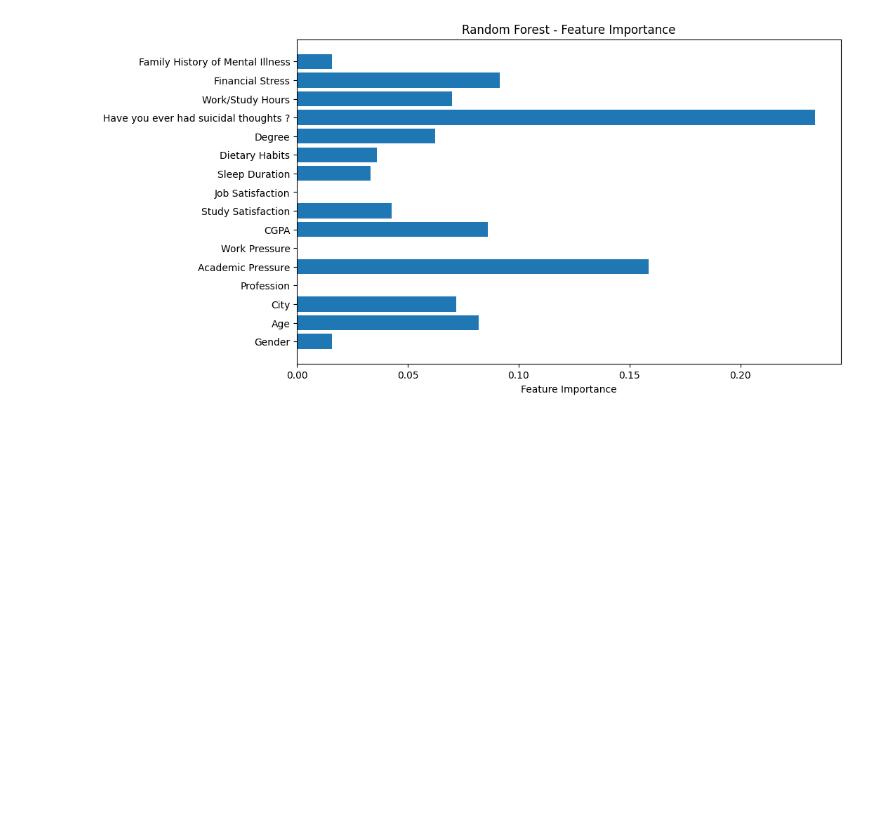
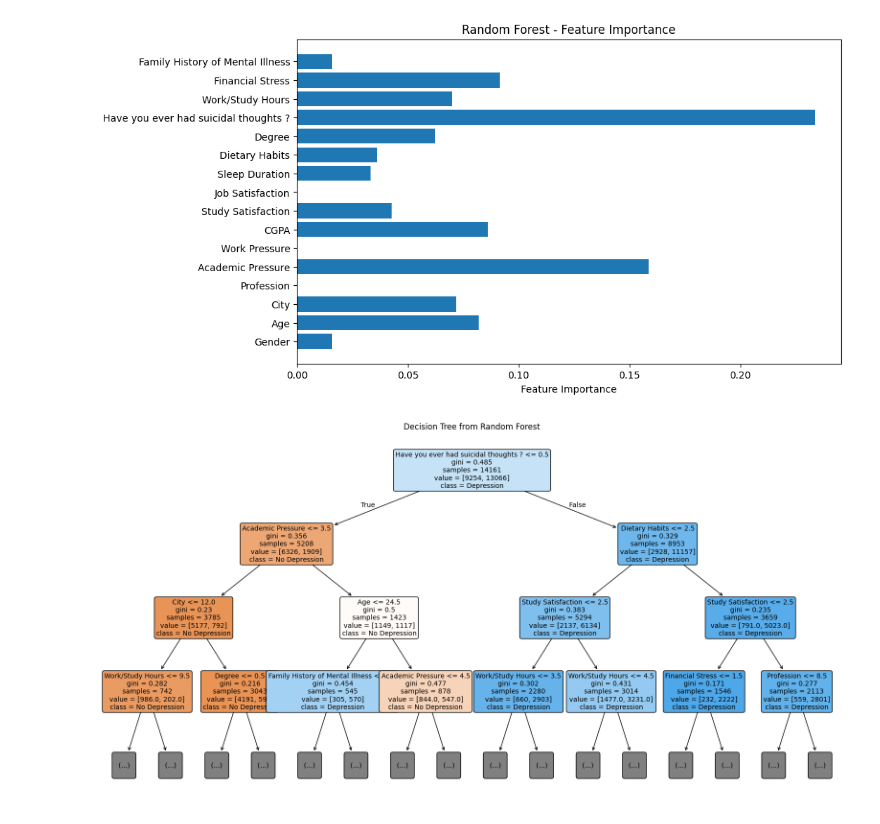
Before and after one commit to chetanwakale/MachineLearning, a Jupyter notebook: assignment5.ipynb, the cells around one changed output. Drawn from its saved outputs; the diff is of its cells as text; code cells hidden in the pictures; blank space fills up the shorter version.

```diff
--- a/assignment5.ipynb
+++ b/assignment5.ipynb
@@ -116,3 +136,21 @@ plt.title("Random Forest - Feature Importance")
 plt.show()
 # %% [output]
 [figure]
+# %%
+estimator = rf_model.estimators_[0]
+
+# Plot the tree
+plt.figure(figsize=(20, 10))
+plot_tree(
+    estimator,
+    feature_names=X.columns,
+    class_names=["No Depression", "Depression"],
+    filled=True,
+    rounded=True,
+    fontsize=10,
+    max_depth=3
+)
+plt.title("Decision Tree from Random Forest")
+plt.show()
+# %% [output]
+[figure, added]
```
Also changed, not shown: parts of 2 cells of this notebook.
